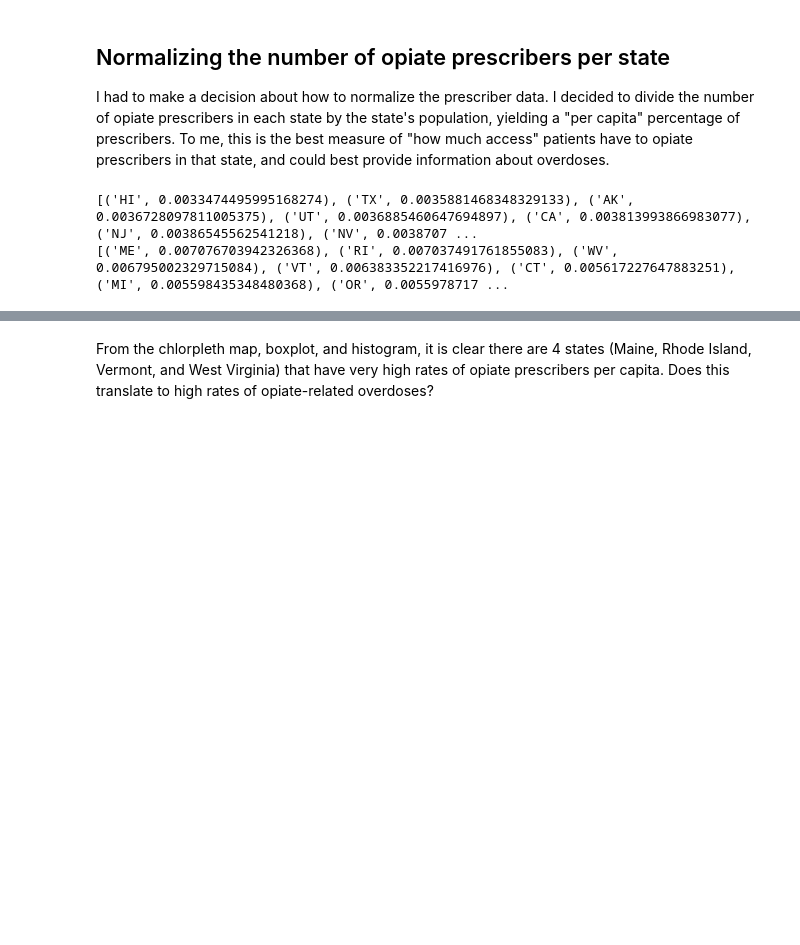
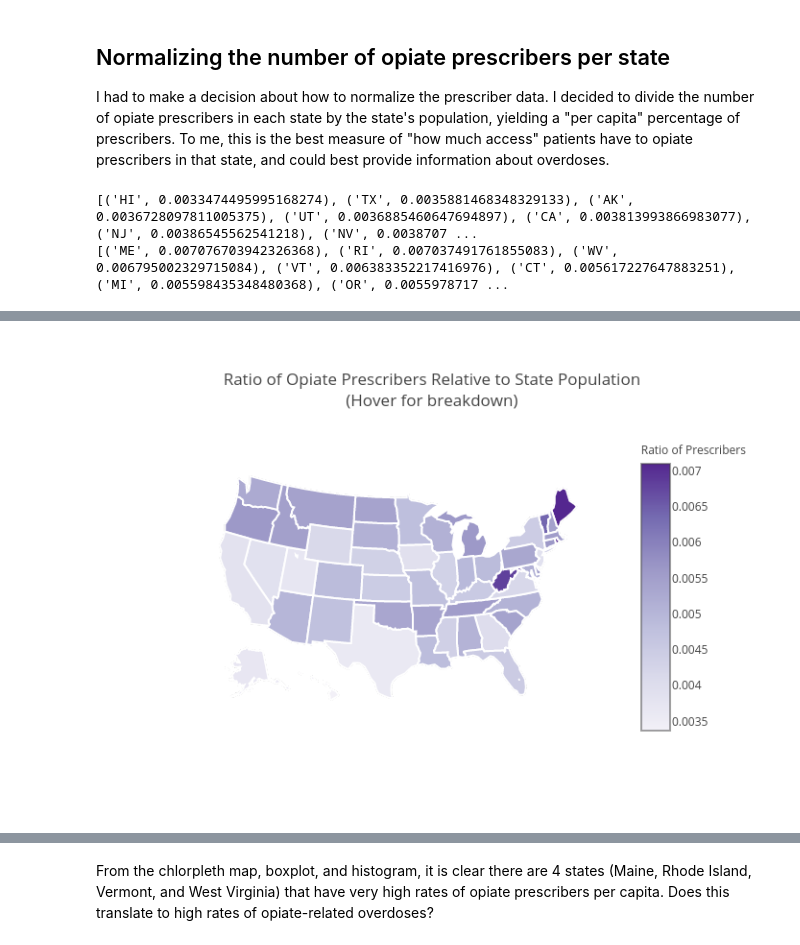
Before and after one commit to kfolw/Opiate-Prescribers-v-Overdoses-, a Jupyter notebook: Opiate_Prescribers_v_Overdoses_By_State-Copy1.ipynb, the cells around one changed output, grey strips where cells are left out. Cells and saved outputs as stored; diff of their text form; code cells hidden in the pictures; blank space fills up the shorter version.

```diff
--- a/Opiate_Prescribers_v_Overdoses_By_State-Copy1.ipynb
+++ b/Opiate_Prescribers_v_Overdoses_By_State-Copy1.ipynb
@@ -66,7 +66,7 @@ print(sorted_ratio_desc[:10])
 
 
 #Convert normalized prescriber info back into a df for plotting in plotly
-opiates_normed = pandas.DataFrame.from_dict(norm_opiate_dict, orient='index')
+opiates_normed = pandas.DataFrame.from_dict(norm_prescriber_dict, orient='index')
 
 opiates_normed['State'] = opiates_normed.index
 opiates_normed['Ratio'] = opiates_normed[0]
@@ -109,4 +109,9 @@ layout = dict(
 
 fig = dict( data=data, layout=layout )
 plotly.iplot( fig, filename='opiate-prescribers-map' )
+
+plotly.image.save_as(fig, filename='opiate-prescribers-map.png')
+
+from IPython.display import Image
+Image('opiate-prescribers-map.png')
 # %% [output]
@@ -114,3 +118,4 @@ plotly.iplot( fig, filename='opiate-prescribers-map' )
+[figure, added]
 # %%
 #boxplot of the number of opiate prescribers
 from plotly.graph_objs import *
```
Also changed, not shown: parts of 7 cells of this notebook.
